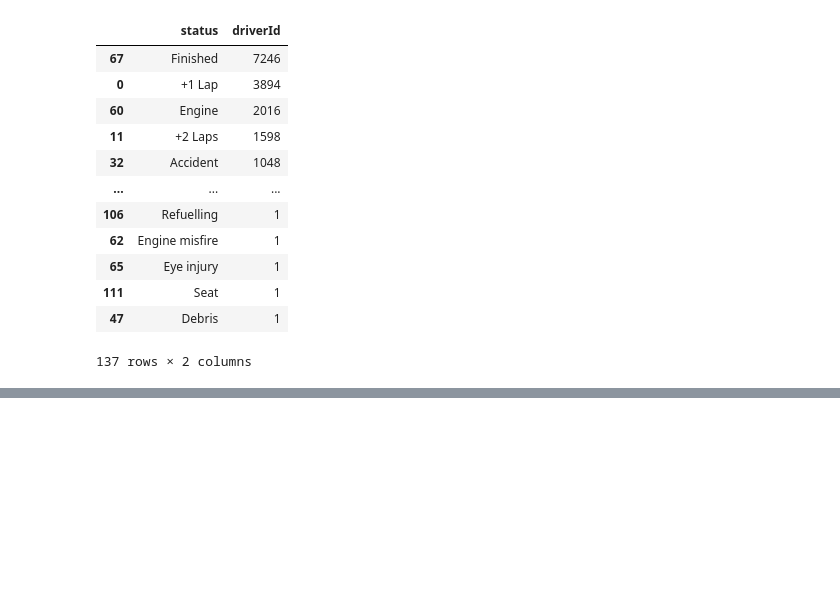
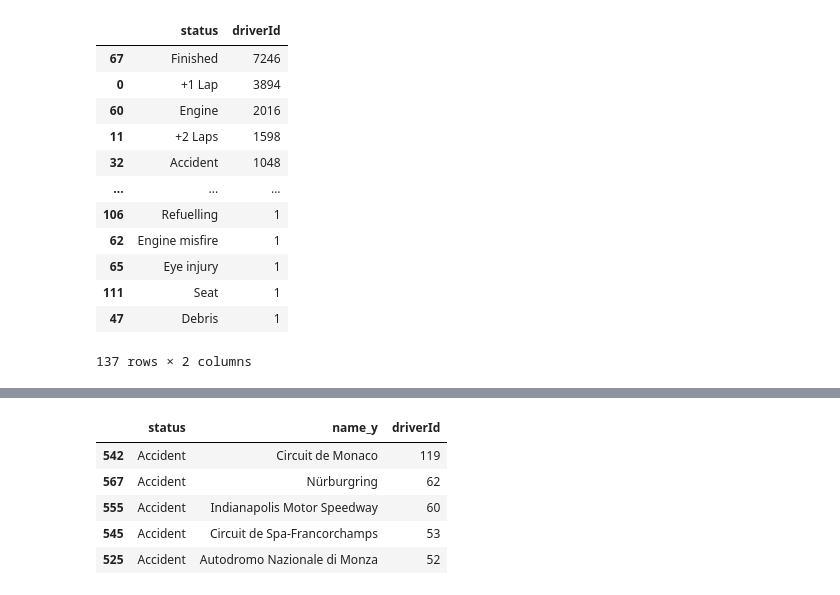
Before and after one commit to Oseiasdfarias/estatistica_do_basico_ao_avancado_EBA, a Jupyter notebook: python_basico/analise_de_dados_formula1.ipynb, the cells around one changed output, grey strips where cells are left out. Drawn from its saved outputs; the diff is of its cells as text; code cells hidden in the pictures; blank space fills up the shorter version.

```diff
--- a/python_basico/analise_de_dados_formula1.ipynb
+++ b/python_basico/analise_de_dados_formula1.ipynb
@@ -544,0 +577,6 @@ fig.show()
+# %%
+df_races["raceId"] = df_races["raceId"].astype(str)
+df_races["circuitId"] = df_races["circuitId"].astype(str)
+df_status["statusId"] = df_status["statusId"].astype(str)
+df_results["statusId"] = df_results["statusId"].astype(str)
+df_circuits["circuitId"] = df_circuits["circuitId"].astype(str)
@@ -544,0 +603,5 @@ fig.show()
+# %%
+df_races_status = (df_results
+                   .merge(df_races, on="raceId")
+                   .merge(df_status, on="statusId")
+                   .merge(df_circuits, on="circuitId"))
@@ -544,0 +615,7 @@ fig.show()
+# %%
+status_circuits = (df_races_status
+                   .groupby(["status", "name_y"])
+                   ["driverId"]
+                   .count()
+                   .to_frame()
+                   .reset_index())
@@ -544,0 +642,12 @@ fig.show()
+# %%
+df_accident = (status_circuits
+               .query("status == 'Accident'")
+               .sort_values(by="driverId", ascending=False))[:20]
+df_accident.head()
+# %% [output]
+|  | status | name_y | driverId |
+| 542 | Accident | Circuit de Monaco | 119 |
+| 567 | Accident | Nürburgring | 62 |
+| 555 | Accident | Indianapolis Motor Speedway | 60 |
+| 545 | Accident | Circuit de Spa-Francorchamps | 53 |
+| 525 | Accident | Autodromo Nazionale di Monza | 52 |
```
Also changed, not shown: parts of 10 cells of this notebook.
